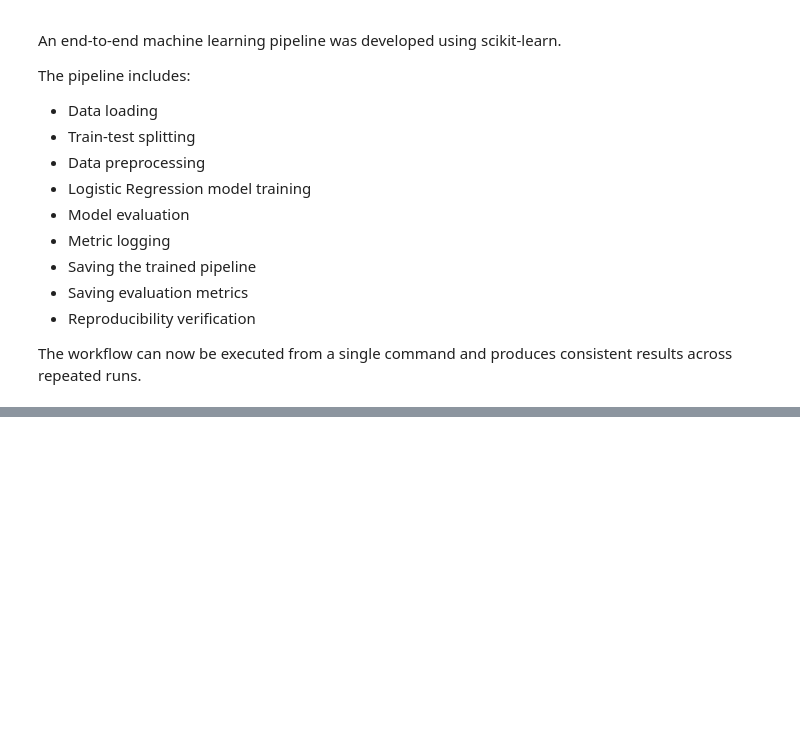
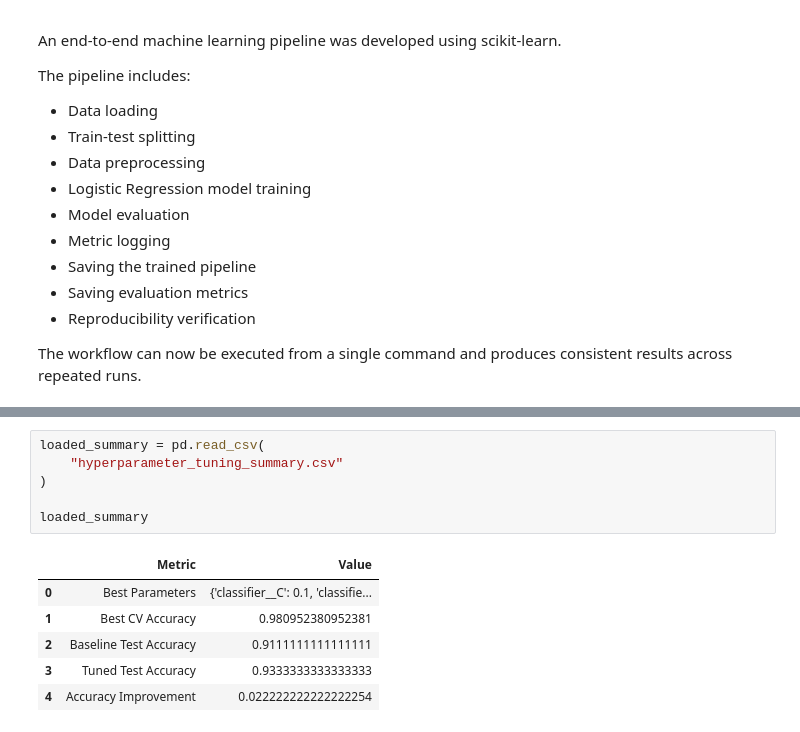
Before and after one commit to Kaushik0107/PlaceMux_Phase1, a Jupyter notebook: notebooks/starter.ipynb, the cells around one changed output, grey strips where cells are left out. Drawn from its saved outputs; the diff is of its cells as text; blank space fills up the shorter version.

```diff
--- a/notebooks/starter.ipynb
+++ b/notebooks/starter.ipynb
@@ -2234,0 +2704,13 @@ The workflow can now be executed from a single command and produces consistent r
+# %%
+loaded_summary = pd.read_csv(
+    "hyperparameter_tuning_summary.csv"
+)
+
+loaded_summary
+# %% [output]
+|  | Metric | Value |
+| 0 | Best Parameters | {'classifier__C': 0.1, 'classifie... |
+| 1 | Best CV Accuracy | 0.980952380952381 |
+| 2 | Baseline Test Accuracy | 0.9111111111111111 |
+| 3 | Tuned Test Accuracy | 0.9333333333333333 |
+| 4 | Accuracy Improvement | 0.022222222222222254 |
```
Also changed, not shown: parts of 47 cells of this notebook, 2 other files.
